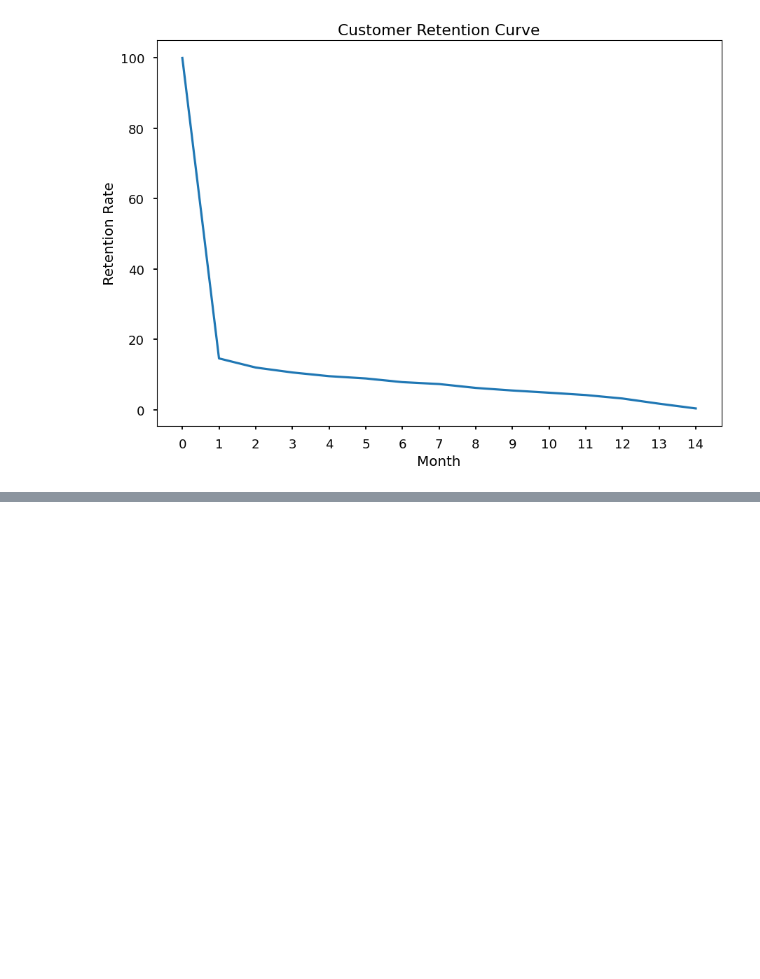
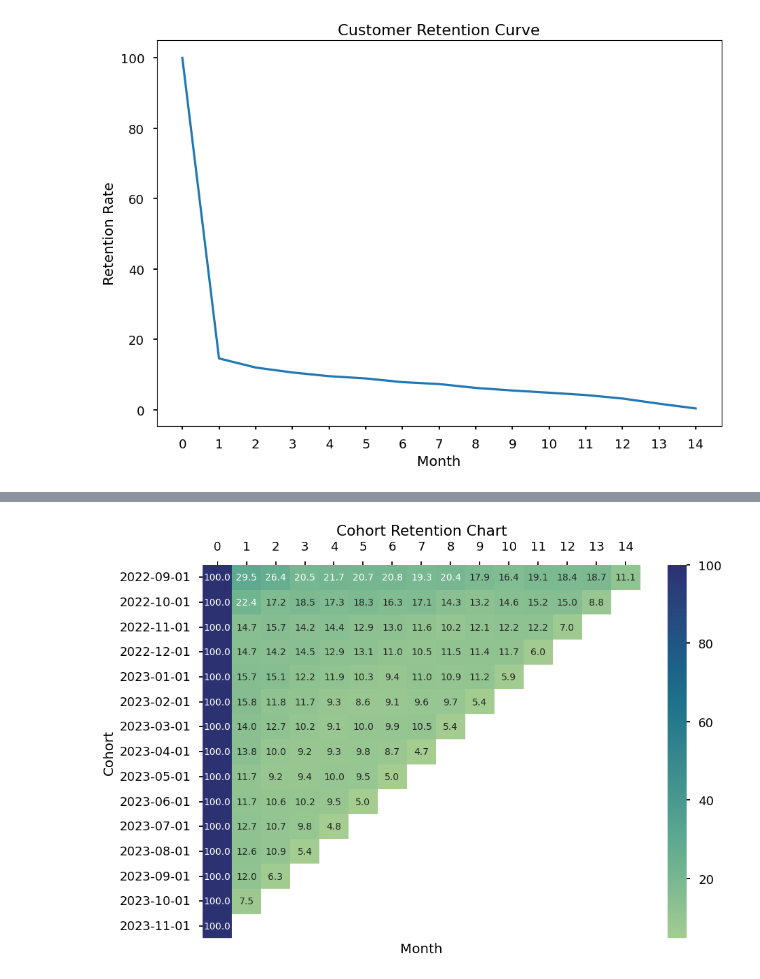
Before and after one commit to kennedyopokuasare/ResqCLV, a Jupyter notebook: customer-lifetime-value-analysis.ipynb, the cells around one changed output, grey strips where cells are left out. Drawn from its saved outputs; the diff is of its cells as text; code cells hidden in the pictures; blank space fills up the shorter version.

Commit message:
Add cohort analysis

```diff
--- a/customer-lifetime-value-analysis.ipynb
+++ b/customer-lifetime-value-analysis.ipynb
@@ -89,0 +73,22 @@ plt.show()
+# %%
+query= """
+        SELECT
+                USERID,
+                MONTHS_SINCE_FIRST_PURCHASE AS M,
+                COHORT_DATE as cohort
+        FROM CUSTOMER_COHORT
+      """
+
+cohorts_df = pipeline._execute_query(query=query)
+
+cohorts_df = (
+    cohorts_df.groupby(["cohort", "M"])[["USERID"]]
+    .nunique()
+    .assign(
+        total=lambda x: x.groupby("cohort")[["USERID"]].transform(lambda x: x.iloc[0]),
+        retention=lambda x: 100 * x.USERID / x.total,
+    )
+    .reset_index()
+)
+
+cohorts_df.rename(columns={"USERID": "customer_count"}, inplace=True)
@@ -89,0 +111,16 @@ plt.show()
+# %%
+cohorts_pivot = cohorts_df[['cohort','M','retention']].pivot(columns='M',index='cohort')['retention']
+# %%
+g= sns.heatmap(
+    cohorts_pivot,
+    cmap='crest',
+    annot= True,
+    fmt='.1f'
+)
+g.axes.xaxis.set_ticks_position("top")
+plt.title("Cohort Retention Chart")
+plt.xlabel("Month")
+plt.ylabel("Cohort")
+plt.show()
+# %% [output]
+[figure, added]
```
Also changed, not shown: parts of 8 cells of this notebook, 5 other files.
